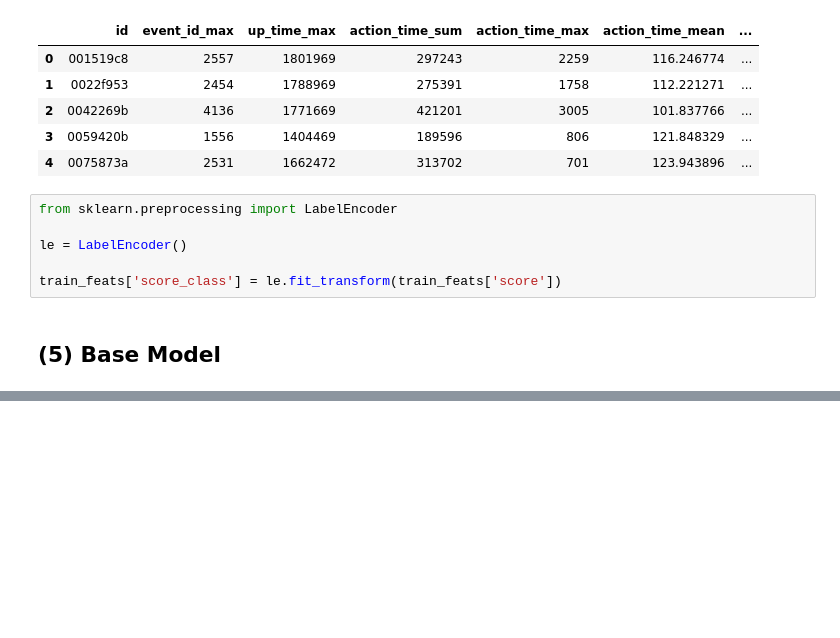
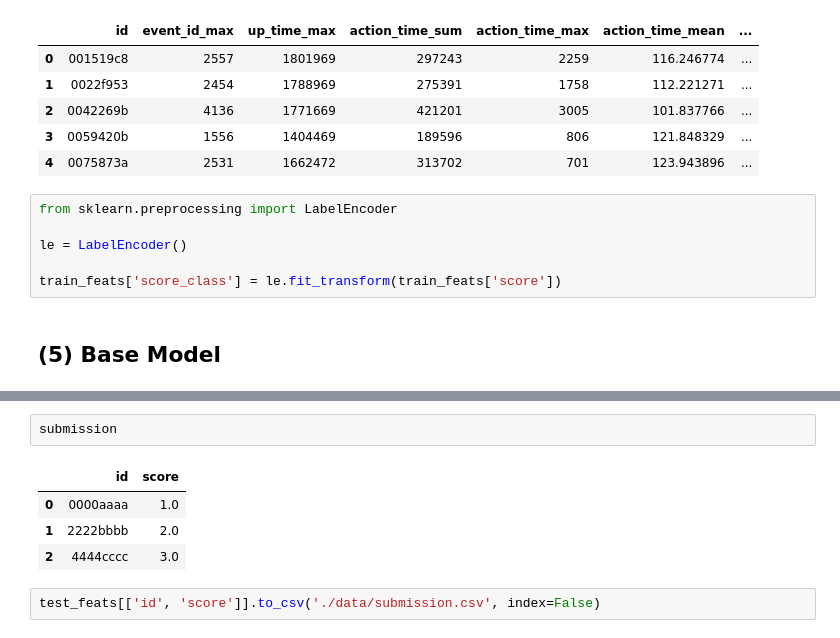
Before and after one commit to dgkmtu/kaggle-linking-writing-processes, a Jupyter notebook: code/nb06_writing_quality.ipynb, the cells around one changed output, grey strips where cells are left out. Drawn from its saved outputs; the diff is of its cells as text; blank space fills up the shorter version.

```diff
--- a/code/nb06_writing_quality.ipynb
+++ b/code/nb06_writing_quality.ipynb
@@ -621,0 +730,9 @@ train_feats['score_class'] = le.fit_transform(train_feats['score'])
+# %%
+submission
+# %% [output]
+|  | id | score |
+| 0 | 0000aaaa | 1.0 |
+| 1 | 2222bbbb | 2.0 |
+| 2 | 4444cccc | 3.0 |
+# %%
+test_feats[['id', 'score']].to_csv('./data/submission.csv', index=False)
```
Also changed, not shown: parts of 9 cells of this notebook, 3 other files.
